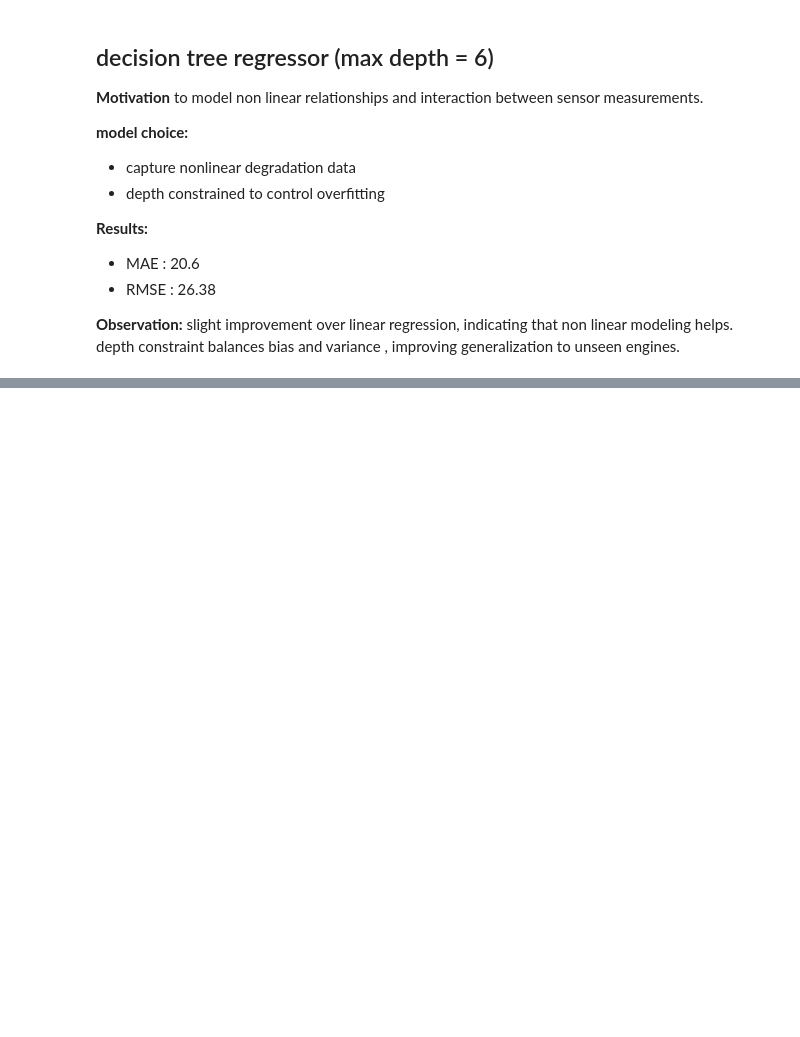
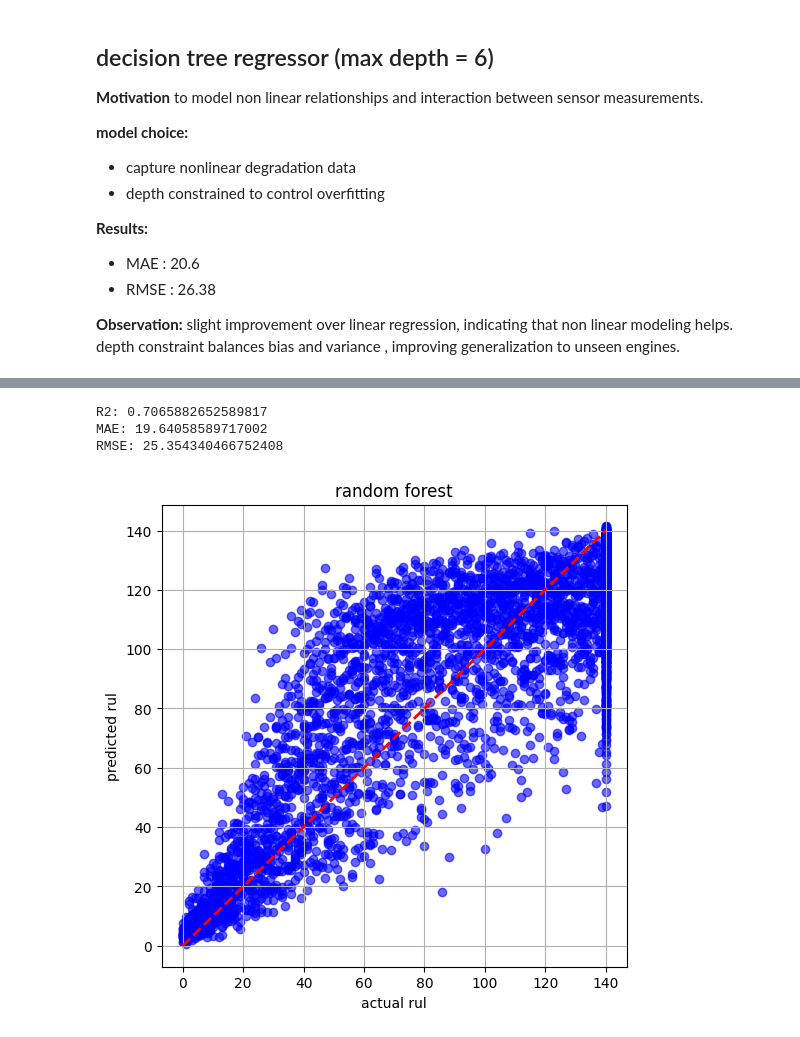
Before and after one commit to dev121-python/vehicle-predictive-maintenance, a Jupyter notebook: notebooks/eda_01.ipynb, the cells around one changed output, grey strips where cells are left out. Saved outputs shown, nothing was run; the diff lists cells and outputs as text; code cells hidden in the pictures; blank space fills up the shorter version.

```diff
--- a/notebooks/eda_01.ipynb
+++ b/notebooks/eda_01.ipynb
@@ -179,3 +218,14 @@ to model non linear relationships and interaction between sensor measurements.
 **Observation:**
 slight improvement over linear regression, indicating that non linear modeling helps.
 depth constraint balances bias and variance , improving generalization to unseen engines.
+# %%
+from sklearn.ensemble import RandomForestRegressor
+rand_for_model = RandomForestRegressor(max_depth=None,n_estimators=100,random_state=42)
+rand_for_model.fit(X_train,y_train)
+pred = rand_for_model.predict(X_val)
+mae = mean_absolute_error(y_val, preds)
+rmse = root_mean_squared_error(y_val, preds)
+r2 = r2_score(y_val,preds)
+print("r2:",r2)
+print("MAE:", mae)
+print(f"RMSE : {rmse}")
@@ -181,0 +252,40 @@ depth constraint balances bias and variance , improving generalization to unseen
+# %%
+from sklearn.ensemble import GradientBoostingRegressor
+
+gbr = GradientBoostingRegressor(
+    n_estimators=300,
+    learning_rate=0.07,
+    max_depth=3,
+    random_state=42
+)
+
+gbr.fit(X_train, y_train)
+preds = gbr.predict(X_val)
+
+mae = mean_absolute_error(y_val, preds)
+rmse = root_mean_squared_error(y_val, preds)
+r2 = r2_score(y_val, preds)
+
+print("R2:", r2)
+print("MAE:", mae)
+print("RMSE:", rmse)
+# %% [output]
+R2: 0.7065882652589817
+MAE: 19.64058589717002
+RMSE: 25.354340466752408
+# %%
+import matplotlib.pyplot as plt
+plt.figure(figsize=(6,6))
+plt.scatter(y_val,preds,alpha=0.6,color='blue')
+plt.plot([y_val.min(), y_val.max()],
+         [y_val.min(), y_val.max()],
+         'r--', lw=2)
+
+plt.xlabel('actual rul')
+plt.ylabel('predicted rul')
+plt.title('random forest')
+plt.grid(True)
+
+plt.show()
+# %% [output]
+[figure, added]
```
Also changed, not shown: parts of 6 cells of this notebook.
